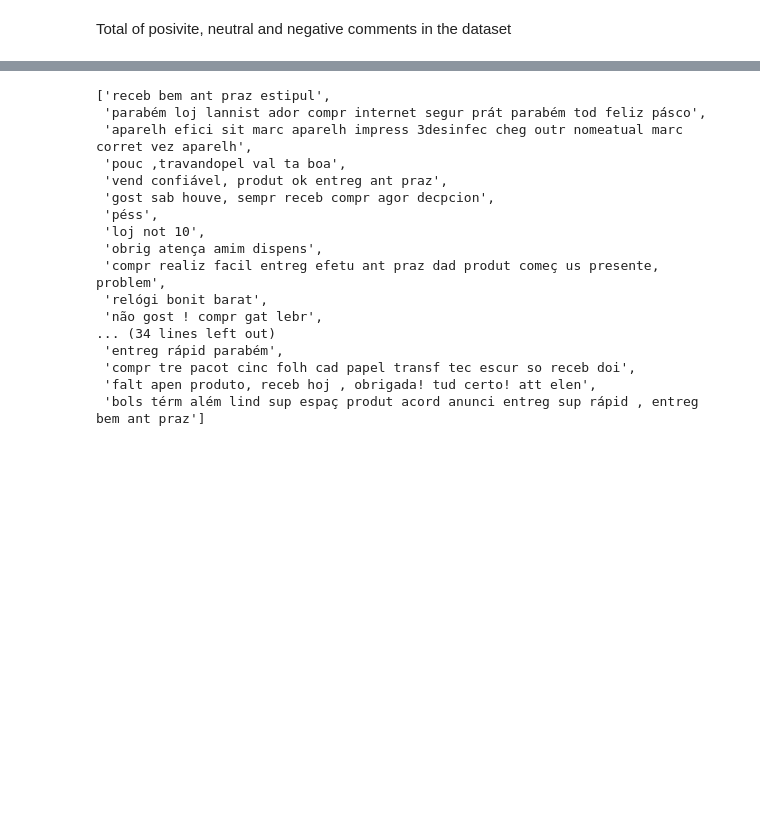
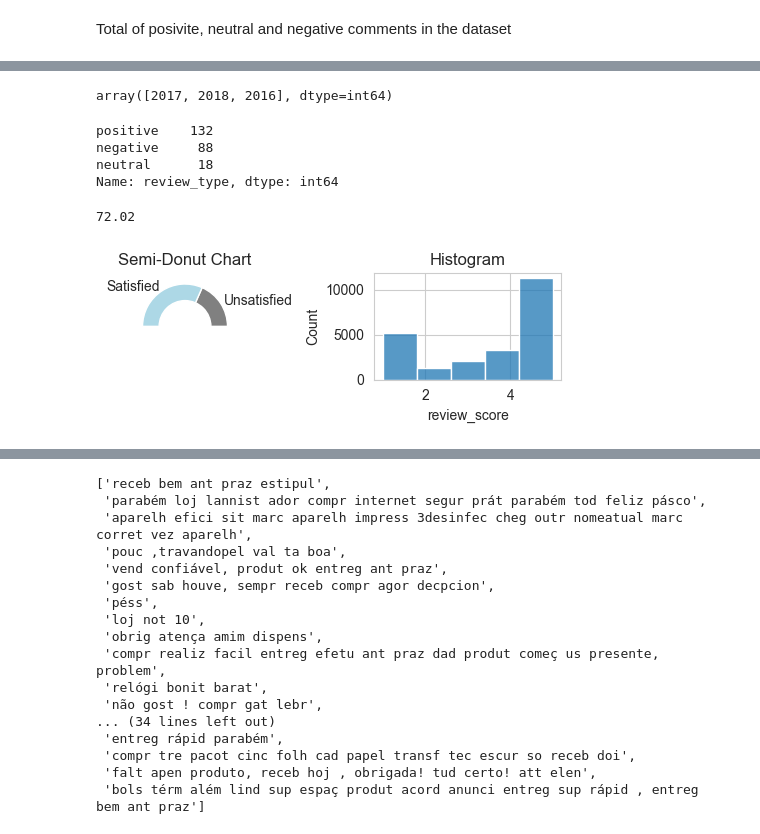
Before and after one commit to mecadme/PF_E-commerce-Olist, a Jupyter notebook: Week 3/Streamlit/SentimentalAnalysis.ipynb, the cells around one changed output, grey strips where cells are left out. Saved outputs shown, nothing was run; the diff lists cells and outputs as text; code cells hidden in the pictures; blank space fills up the shorter version.

```diff
--- a/SentimentalAnalysis.ipynb
+++ b/Week 3/Streamlit/SentimentalAnalysis.ipynb
@@ -110,0 +138,54 @@ plt.show()
+# %%
+comments.review_creation_year.unique()
+# %% [output]
+array([2017, 2018, 2016], dtype=int64)
+# %%
+data_year=comments[comments['review_creation_year']==2016]
+data_year['review_type'].value_counts()
+# %% [output]
+positive    132
+negative     88
+neutral      18
+Name: review_type, dtype: int64
+# %%
+def year_percentage(dataFrame, year=2016):
+    data_year=dataFrame[dataFrame['review_creation_year']==year]
+    total_comments_year=data_year['review_type'].value_counts()
+    percentage_positives_year=round(((total_comments_year[0]+total_comments_year[2])/total_comments_year.sum())*100,2)
+    return(percentage_positives_year, 100-percentage_positives_year)
+# %%
+year_percentage(comments, 2018)[0]
+# %% [output]
+72.02
+# %%
+def CSAT_graph(dataFrame, year=2016):
+    data_year=dataFrame[dataFrame['review_creation_year']==year]
+    # Create a figure with 2 subplots (1 row, 2 columns)
+    fig, (ax1, ax2) = plt.subplots(1, 2, figsize=(5,2))
+
+    # Create the semi-donut chart
+    label = ["Unsatisfied", "Satisfied"]
+    val = [year_percentage(dataFrame, year)[1], year_percentage(dataFrame, year)[0]]
+
+    # append data and assign color
+    label.append("")
+    val.append(sum(val))  # 50% blank
+    colors = ['gray', 'lightblue', 'white']
+
+    # plot
+    ax1.pie(val, labels=label, colors=colors)
+    ax1.add_artist(plt.Circle((0, 0), 0.61, color='white'))
+    ax1.set_title("Semi-Donut Chart")
+    ax1.set_position([0, 0, 0.7, 0.1])
+
+
+    # Create the histogram
+    ax2=sns.histplot(data_year['review_score'], bins=5,fill=sns.color_palette('Blues'))
+    ax2.set_title('Histogram')
+
+    plt.tight_layout()
+    plt.show()
+# %%
+CSAT_graph(comments,2018)
+# %% [output]
+[figure, added]
```
Also changed, not shown: parts of 24 cells of this notebook, 6 other files.
